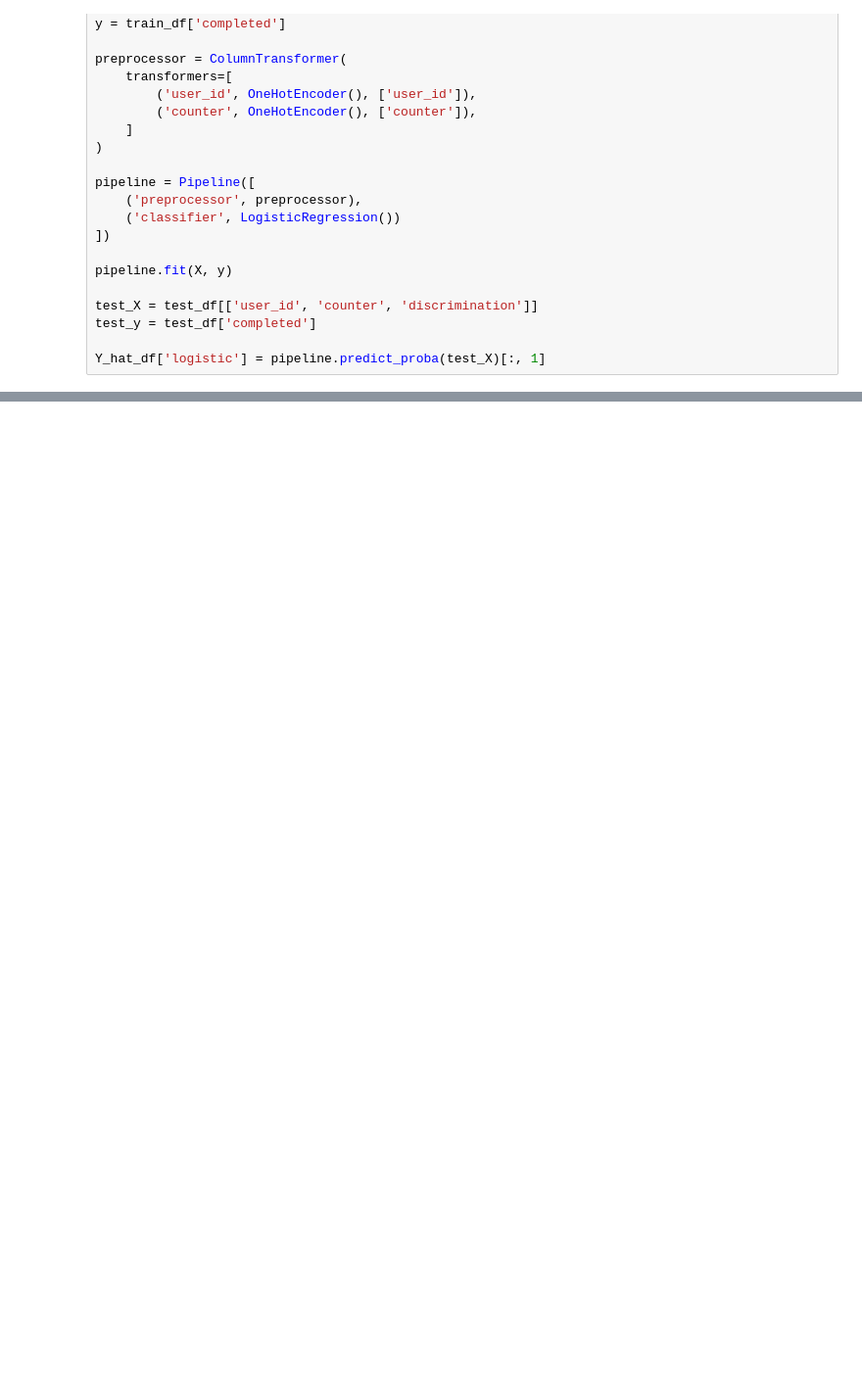
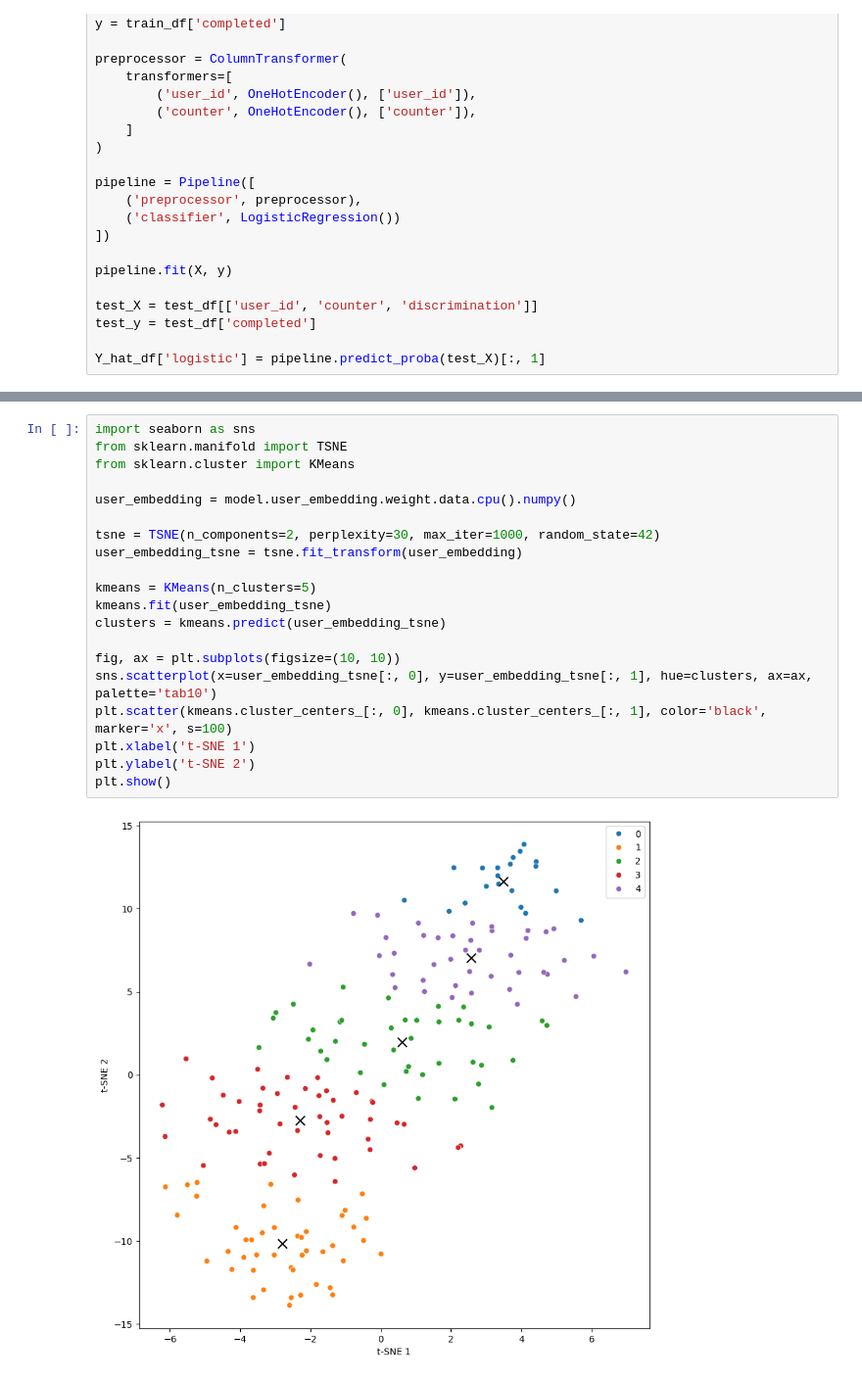
Before and after one commit to rik1599/playngo_challenge_generator, a Jupyter notebook: notebooks/Ferrara.ipynb, the cells around one changed output, grey strips where cells are left out. Shown: that part at 98% size. Drawn from its saved outputs; the diff is of its cells as text; blank space fills up the shorter version.

```diff
--- a/notebooks/Ferrara.ipynb
+++ b/notebooks/Ferrara.ipynb
@@ -236,0 +299,22 @@ query
+# %%
+import seaborn as sns
+from sklearn.manifold import TSNE
+from sklearn.cluster import KMeans
+
+user_embedding = model.user_embedding.weight.data.cpu().numpy()
+
+tsne = TSNE(n_components=2, perplexity=30, max_iter=1000, random_state=42)
+user_embedding_tsne = tsne.fit_transform(user_embedding)
+
+kmeans = KMeans(n_clusters=5)
+kmeans.fit(user_embedding_tsne)
+clusters = kmeans.predict(user_embedding_tsne)
+
+fig, ax = plt.subplots(figsize=(10, 10))
+sns.scatterplot(x=user_embedding_tsne[:, 0], y=user_embedding_tsne[:, 1], hue=clusters, ax=ax, palette='tab10')
+plt.scatter(kmeans.cluster_centers_[:, 0], kmeans.cluster_centers_[:, 1], color='black', marker='x', s=100)
+plt.xlabel('t-SNE 1')
+plt.ylabel('t-SNE 2')
+plt.show()
+# %% [output]
+[figure, added]
```
Also changed, not shown: parts of 7 cells of this notebook.
